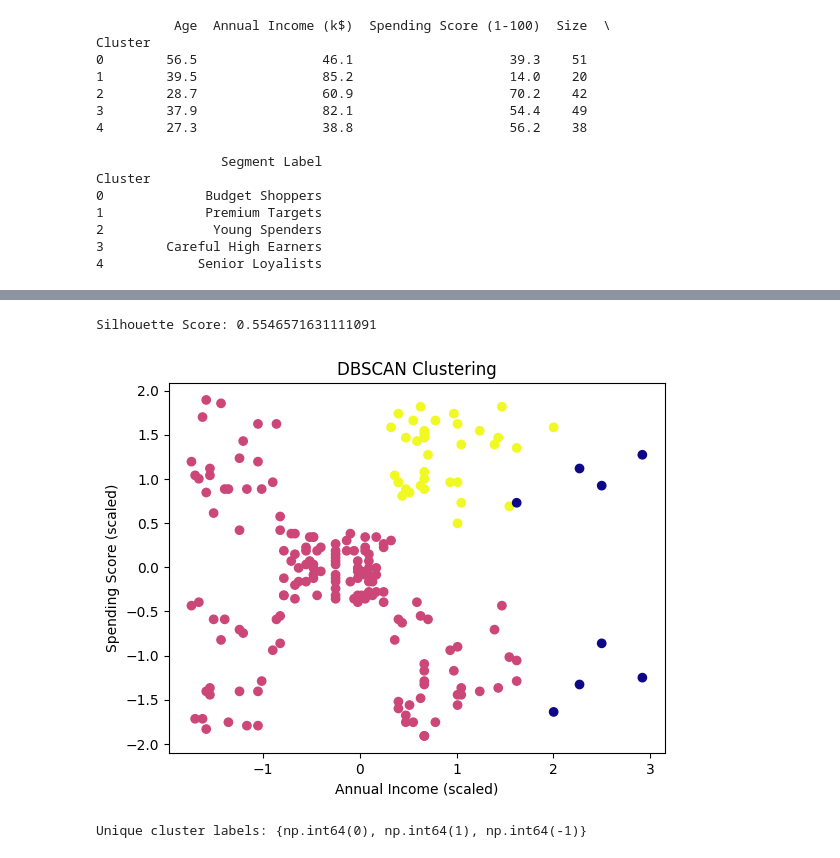
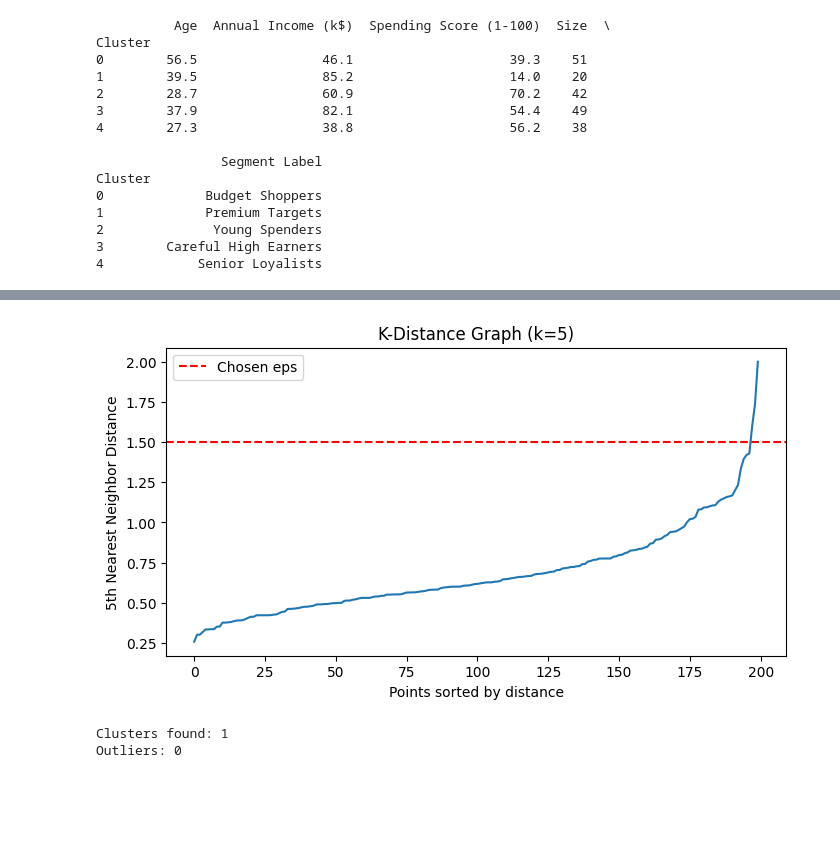
Before and after one commit to jishnuuverse/customer-segmentation-clustering, a Jupyter notebook: main.ipynb, the cells around one changed output, grey strips where cells are left out. Saved outputs shown, nothing was run; the diff lists cells and outputs as text; code cells hidden in the pictures; blank space fills up the shorter version.

Commit message:
feat: tune DBSCAN with k-distance graph

```diff
--- a/main.ipynb
+++ b/main.ipynb
@@ -175,7 +135,0 @@ plt.show()
-# %%
-from sklearn.metrics import silhouette_score
-
-score = silhouette_score(x_scaled, y_kmeans)
-print("Silhouette Score:", score)
-# %% [output]
-Silhouette Score: 0.5546571631111091
@@ -187,13 +136,32 @@ y_dbscan = dbscan.fit_predict(x_scaled)
-# %%
-plt.scatter(x_scaled[:, 0], x_scaled[:, 1], c=y_dbscan, cmap='plasma')
-
-plt.xlabel('Annual Income (scaled)')
-plt.ylabel('Spending Score (scaled)')
-plt.title('DBSCAN Clustering')
-plt.show()
-# %% [output]
-[figure, removed]
-# %%
-print("Unique cluster labels:", set(y_dbscan))
-# %% [output]
-Unique cluster labels: {np.int64(0), np.int64(1), np.int64(-1)}
+# %%
+from sklearn.neighbors import NearestNeighbors
+import numpy as np
+
+# Fit nearest neighbors
+nn = NearestNeighbors(n_neighbors=5)
+nn.fit(scaled)
+distances, _ = nn.kneighbors(scaled)
+
+# Sort distances to the 5th neighbor
+distances = np.sort(distances[:, 4])
+
+# Plot k-distance graph
+plt.figure(figsize=(8, 4))
+plt.plot(distances)
+plt.title('K-Distance Graph (k=5)')
+plt.xlabel('Points sorted by distance')
+plt.ylabel('5th Nearest Neighbor Distance')
+plt.axhline(y=1.5, color='r', linestyle='--', label='Chosen eps')  # adjust after looking at the plot
+plt.legend()
+plt.show()
+
+# Now run DBSCAN with the eps you pick from the elbow
+from sklearn.cluster import DBSCAN
+dbscan = DBSCAN(eps=1.5, min_samples=5)  # update eps after inspecting the plot
+df['DBSCAN_Cluster'] = dbscan.fit_predict(scaled)
+print(f"Clusters found: {len(set(df['DBSCAN_Cluster'])) - 1}")
+print(f"Outliers: {(df['DBSCAN_Cluster'] == -1).sum()}")
+# %% [output]
+[figure, added]
+Clusters found: 1
+Outliers: 0
```
Also changed, not shown: parts of 5 cells of this notebook.
